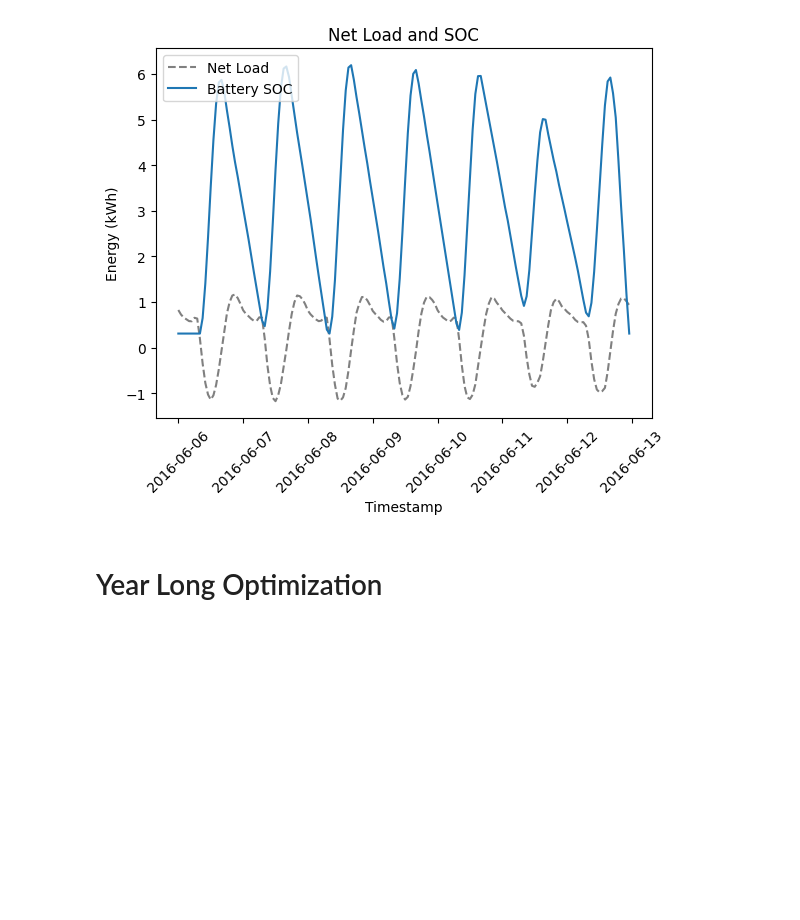
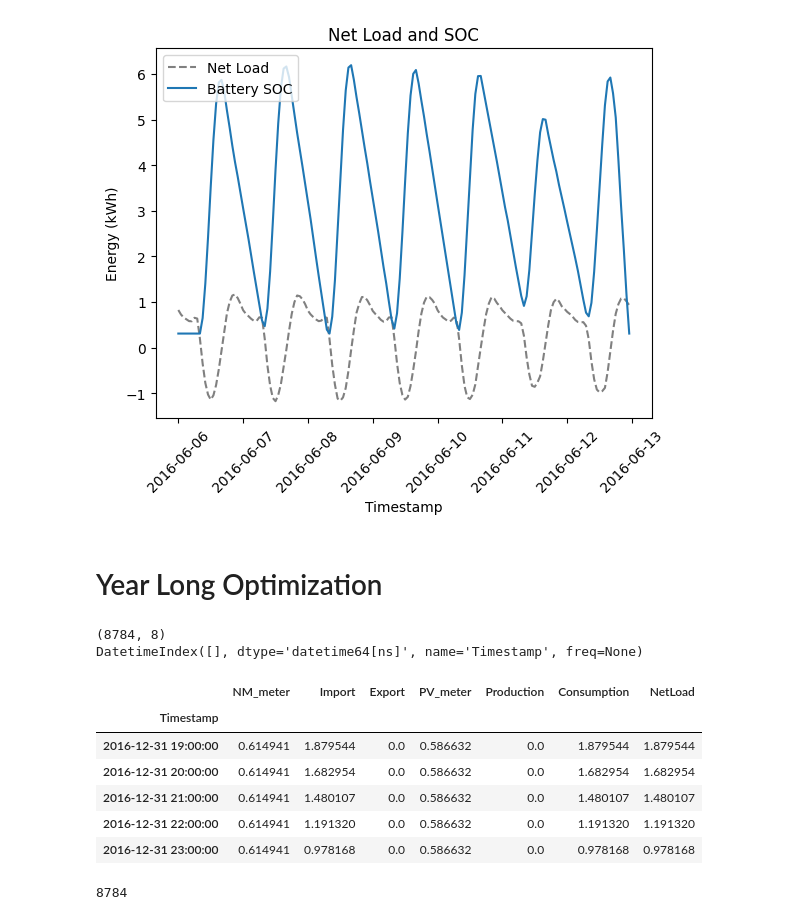
Before and after one commit to alexrtseng/foss-optimization, a Jupyter notebook: Battery_Size_Opt.ipynb, the cells around one changed output. Saved outputs shown, nothing was run; the diff lists cells and outputs as text; code cells hidden in the pictures; blank space fills up the shorter version.

```diff
--- a/Battery_Size_Opt.ipynb
+++ b/Battery_Size_Opt.ipynb
@@ -415,0 +414,32 @@ df
+# %%
+year_avg = df.groupby([df['Timestamp'].dt.day_of_year, df['Timestamp'].dt.hour]).mean()
+print(year_avg.shape)
+year_avg['Timestamp'] = year_avg['Timestamp'].dt.round('h')
+year_avg.set_index('Timestamp', inplace=True)
+year_avg = year_avg / 1000  # Convert to kWh
+# year_avg.plot(y=['Production', 'Consumption', 'NetLoad'], title='Year Average Consumption', figsize=(12, 6))
+# plt.show()
+
+# Find datetime values that do not increment by one hour
+duplicate_times = year_avg.index[year_avg.index.duplicated()]
+print(duplicate_times)
+
+# Print the incorrect datetimes
+year_avg.tail()
+# %% [output]
+(8784, 8)
+DatetimeIndex([], dtype='datetime64[ns]', name='Timestamp', freq=None)
+|  | NM_meter | Import | Export | PV_meter | Production | Consumption | NetLoad |
+| Timestamp |  |  |  |  |  |  |  |
+| 2016-12-31 19:00:00 | 0.614941 | 1.879544 | 0.0 | 0.586632 | 0.0 | 1.879544 | 1.879544 |
+| 2016-12-31 20:00:00 | 0.614941 | 1.682954 | 0.0 | 0.586632 | 0.0 | 1.682954 | 1.682954 |
+| 2016-12-31 21:00:00 | 0.614941 | 1.480107 | 0.0 | 0.586632 | 0.0 | 1.480107 | 1.480107 |
+| 2016-12-31 22:00:00 | 0.614941 | 1.191320 | 0.0 | 0.586632 | 0.0 | 1.191320 | 1.191320 |
+| 2016-12-31 23:00:00 | 0.614941 | 0.978168 | 0.0 | 0.586632 | 0.0 | 0.978168 | 0.978168 |
+# %%
+# Adjust the optimizers accordingly
+charge_optimizer.set_new_input(year_avg['NetLoad'], 366, import_tariff, export_tariff, 1)
+price_optimizer.set_new_input(year_avg['NetLoad'], 366, import_tariff, export_tariff, 1)
+print(price_optimizer.pred_net_load.shape[0])
+# %% [output]
+8784
```
Also changed, not shown: parts of 2 cells of this notebook, 6 other files.
